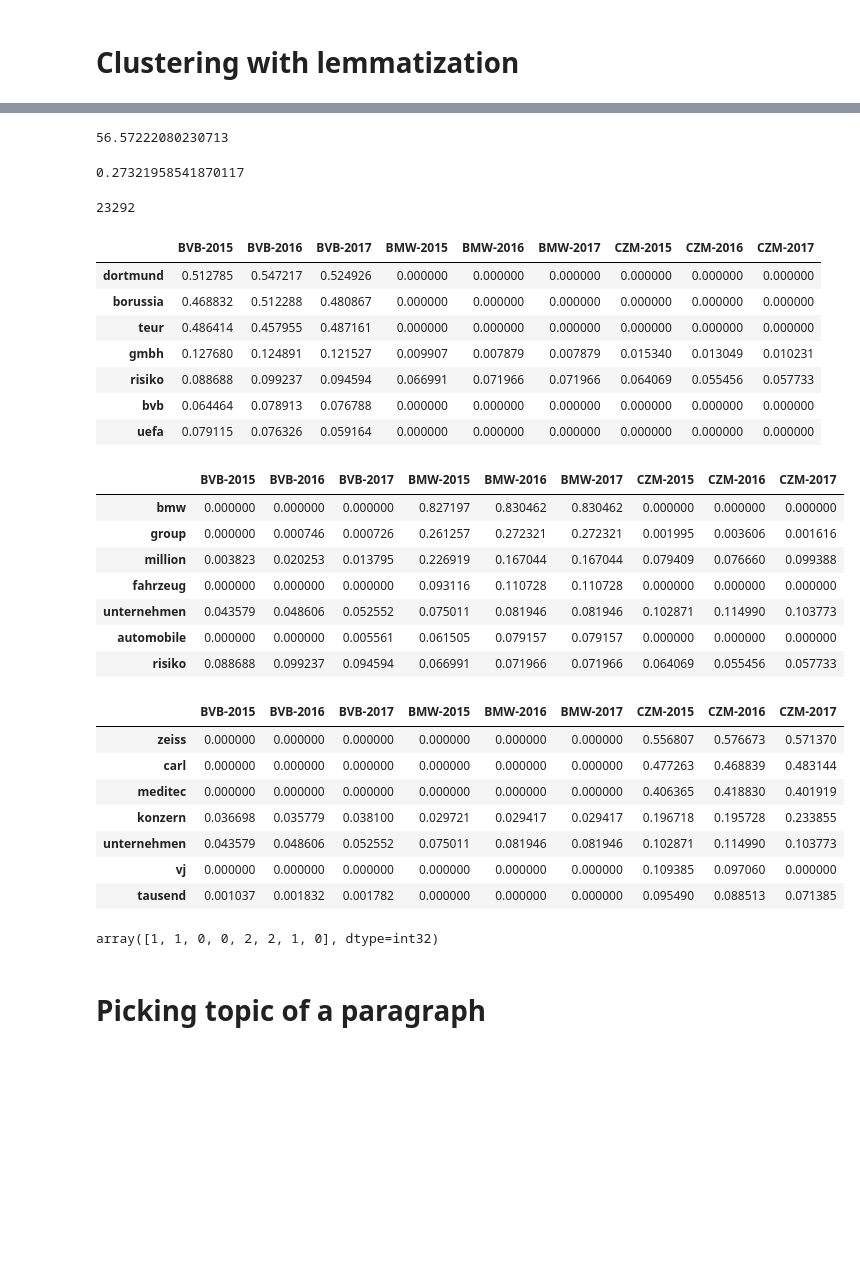
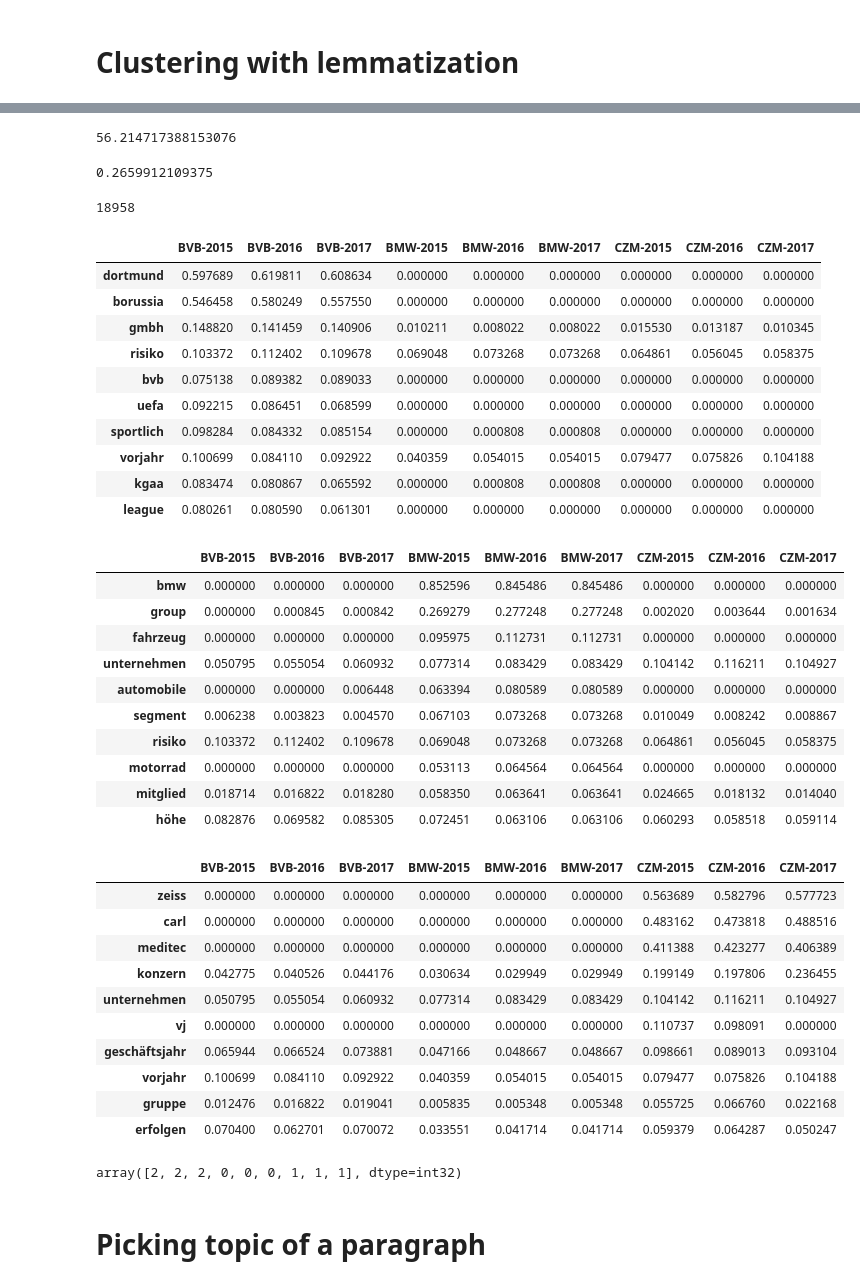
Before and after one commit to michaelborisov/text-analysis-lab, a Jupyter notebook: ML lab.ipynb, the cells around one changed output, grey strips where cells are left out. Drawn from its saved outputs; the diff is of its cells as text; code cells hidden in the pictures; blank space fills up the shorter version.

```diff
--- a/ML lab.ipynb
+++ b/ML lab.ipynb
@@ -97,17 +97,20 @@ def perform_lemmatization(document):
     filtered_words_withoutpunc = [word for word in filtered_words_withoutdigits if word.pos_ != 'PUNCT']
     filtered_lemmas = [word.lemma_ for word in filtered_words_withoutpunc]
     lemmatized_content = " ".join(item for item in filtered_lemmas)
-    return lemmatized_content
+    return lemmatized_content.lower()
 # %%
 start_time = time.time()
 common_vocabularly_lem = set()
 for document in documents:
     content_of_document = readContentOfFile(FILE_PATH + document)
-    nlp = spacy.load("de")
     sentence = nlp(content_of_document)
     filtered_words = [word for word in sentence if word.lower_ not in STOP_WORDS]
     filtered_words_withoutdigits = [word for word in filtered_words if not word.is_digit]
-    filtered_words_withoutpunc = [word for word in filtered_words_withoutdigits if word.pos_ != 'PUNCT']
+    filtered_words_withoutcurrency = [word for word in filtered_words_withoutdigits if not word.is_currency]
+    filtered_words_withoutverbs = [word for word in filtered_words_withoutcurrency if word.pos_ != 'VERB']
+    filtered_words_withoutnum = [word for word in filtered_words_withoutverbs if word.pos_ != 'NUM']
+    filtered_words_withoutsym = [word for word in filtered_words_withoutnum if word.pos_ != 'SYM']
+    filtered_words_withoutpunc = [word for word in filtered_words_withoutsym if word.pos_ != 'PUNCT']
     filtered_lemmas = [word.lemma_ for word in filtered_words_withoutpunc]
     vocabularly = set()
     for word in filtered_lemmas:
@@ -127,5 +130,9 @@ for document in documents:
 #     print (df.head(5).index.values.tolist())
 #     common_vocabularly_lem.update(df.head(1000).index.values.tolist())
     common_vocabularly_lem.update(new_vocab)
+common_vocabularly_lem.remove('million')
+common_vocabularly_lem.remove('tausend')
+common_vocabularly_lem.remove('eur')
+common_vocabularly_lem.remove('teur')
 print (time.time() - start_time)
 # %% [output]
@@ -163,14 +174,14 @@ lemm_docs_prep = [
      perform_lemmatization(FILE_PATH + 'CarlZeissMeditec-AnnualReport-2017.json')]
 print (time.time() - start_time)
 # %% [output]
-56.57222080230713
+56.214717388153076
 # %%
 vectorizer = TfidfVectorizer(vocabulary=common_vocabularly_lem)
 start_time = time.time()
 tfidf_matrix = vectorizer.fit_transform(lemm_docs_prep)
 print (time.time() - start_time)
 # %% [output]
-0.27321958541870117
+0.2659912109375
 # %%
 feature_names = vectorizer.get_feature_names()
 corpus_index = [n for n in [
@@ -181,49 +192,58 @@ df = pd.DataFrame(tfidf_matrix.T.todense(), index=feature_names, columns=corpus_
 # %%
 print(len(feature_names))
 # %% [output]
-23292
+18958
 # %%
 df = df.sort_values(by=['BVB-2016'], ascending=False)
-df.head(7)
+df.head(10)
 # %% [output]
 |  | BVB-2015 | BVB-2016 | BVB-2017 | BMW-2015 | BMW-2016 | BMW-2017 | CZM-2015 | CZM-2016 | CZM-2017 |
-| dortmund | 0.512785 | 0.547217 | 0.524926 | 0.000000 | 0.000000 | 0.000000 | 0.000000 | 0.000000 | 0.000000 |
-| borussia | 0.468832 | 0.512288 | 0.480867 | 0.000000 | 0.000000 | 0.000000 | 0.000000 | 0.000000 | 0.000000 |
-| teur | 0.486414 | 0.457955 | 0.487161 | 0.000000 | 0.000000 | 0.000000 | 0.000000 | 0.000000 | 0.000000 |
-| gmbh | 0.127680 | 0.124891 | 0.121527 | 0.009907 | 0.007879 | 0.007879 | 0.015340 | 0.013049 | 0.010231 |
-| risiko | 0.088688 | 0.099237 | 0.094594 | 0.066991 | 0.071966 | 0.071966 | 0.064069 | 0.055456 | 0.057733 |
-| bvb | 0.064464 | 0.078913 | 0.076788 | 0.000000 | 0.000000 | 0.000000 | 0.000000 | 0.000000 | 0.000000 |
-| uefa | 0.079115 | 0.076326 | 0.059164 | 0.000000 | 0.000000 | 0.000000 | 0.000000 | 0.000000 | 0.000000 |
+| dortmund | 0.597689 | 0.619811 | 0.608634 | 0.000000 | 0.000000 | 0.000000 | 0.000000 | 0.000000 | 0.000000 |
+| borussia | 0.546458 | 0.580249 | 0.557550 | 0.000000 | 0.000000 | 0.000000 | 0.000000 | 0.000000 | 0.000000 |
+| gmbh | 0.148820 | 0.141459 | 0.140906 | 0.010211 | 0.008022 | 0.008022 | 0.015530 | 0.013187 | 0.010345 |
+| risiko | 0.103372 | 0.112402 | 0.109678 | 0.069048 | 0.073268 | 0.073268 | 0.064861 | 0.056045 | 0.058375 |
+| bvb | 0.075138 | 0.089382 | 0.089033 | 0.000000 | 0.000000 | 0.000000 | 0.000000 | 0.000000 | 0.000000 |
+| uefa | 0.092215 | 0.086451 | 0.068599 | 0.000000 | 0.000000 | 0.000000 | 0.000000 | 0.000000 | 0.000000 |
+| sportlich | 0.098284 | 0.084332 | 0.085154 | 0.000000 | 0.000808 | 0.000808 | 0.000000 | 0.000000 | 0.000000 |
+| vorjahr | 0.100699 | 0.084110 | 0.092922 | 0.040359 | 0.054015 | 0.054015 | 0.079477 | 0.075826 | 0.104188 |
+| kgaa | 0.083474 | 0.080867 | 0.065592 | 0.000000 | 0.000808 | 0.000808 | 0.000000 | 0.000000 | 0.000000 |
+| league | 0.080261 | 0.080590 | 0.061301 | 0.000000 | 0.000000 | 0.000000 | 0.000000 | 0.000000 | 0.000000 |
 # %%
 df = df.sort_values(by=['BMW-2016'], ascending=False)
-df.head(7)
+df.head(10)
 # %% [output]
 |  | BVB-2015 | BVB-2016 | BVB-2017 | BMW-2015 | BMW-2016 | BMW-2017 | CZM-2015 | CZM-2016 | CZM-2017 |
-| bmw | 0.000000 | 0.000000 | 0.000000 | 0.827197 | 0.830462 | 0.830462 | 0.000000 | 0.000000 | 0.000000 |
-| group | 0.000000 | 0.000746 | 0.000726 | 0.261257 | 0.272321 | 0.272321 | 0.001995 | 0.003606 | 0.001616 |
-| million | 0.003823 | 0.020253 | 0.013795 | 0.226919 | 0.167044 | 0.167044 | 0.079409 | 0.076660 | 0.099388 |
-| fahrzeug | 0.000000 | 0.000000 | 0.000000 | 0.093116 | 0.110728 | 0.110728 | 0.000000 | 0.000000 | 0.000000 |
-| unternehmen | 0.043579 | 0.048606 | 0.052552 | 0.075011 | 0.081946 | 0.081946 | 0.102871 | 0.114990 | 0.103773 |
-| automobile | 0.000000 | 0.000000 | 0.005561 | 0.061505 | 0.079157 | 0.079157 | 0.000000 | 0.000000 | 0.000000 |
-| risiko | 0.088688 | 0.099237 | 0.094594 | 0.066991 | 0.071966 | 0.071966 | 0.064069 | 0.055456 | 0.057733 |
+| bmw | 0.000000 | 0.000000 | 0.000000 | 0.852596 | 0.845486 | 0.845486 | 0.000000 | 0.000000 | 0.000000 |
+| group | 0.000000 | 0.000845 | 0.000842 | 0.269279 | 0.277248 | 0.277248 | 0.002020 | 0.003644 | 0.001634 |
+| fahrzeug | 0.000000 | 0.000000 | 0.000000 | 0.095975 | 0.112731 | 0.112731 | 0.000000 | 0.000000 | 0.000000 |
+| unternehmen | 0.050795 | 0.055054 | 0.060932 | 0.077314 | 0.083429 | 0.083429 | 0.104142 | 0.116211 | 0.104927 |
+| automobile | 0.000000 | 0.000000 | 0.006448 | 0.063394 | 0.080589 | 0.080589 | 0.000000 | 0.000000 | 0.000000 |
+| segment | 0.006238 | 0.003823 | 0.004570 | 0.067103 | 0.073268 | 0.073268 | 0.010049 | 0.008242 | 0.008867 |
+| risiko | 0.103372 | 0.112402 | 0.109678 | 0.069048 | 0.073268 | 0.073268 | 0.064861 | 0.056045 | 0.058375 |
+| motorrad | 0.000000 | 0.000000 | 0.000000 | 0.053113 | 0.064564 | 0.064564 | 0.000000 | 0.000000 | 0.000000 |
+| mitglied | 0.018714 | 0.016822 | 0.018280 | 0.058350 | 0.063641 | 0.063641 | 0.024665 | 0.018132 | 0.014040 |
+| höhe | 0.082876 | 0.069582 | 0.085305 | 0.072451 | 0.063106 | 0.063106 | 0.060293 | 0.058518 | 0.059114 |
 # %%
 df = df.sort_values(by=['CZM-2016'], ascending=False)
-df.head(7)
+df.head(10)
 # %% [output]
 |  | BVB-2015 | BVB-2016 | BVB-2017 | BMW-2015 | BMW-2016 | BMW-2017 | CZM-2015 | CZM-2016 | CZM-2017 |
-| zeiss | 0.000000 | 0.000000 | 0.000000 | 0.000000 | 0.000000 | 0.000000 | 0.556807 | 0.576673 | 0.571370 |
-| carl | 0.000000 | 0.000000 | 0.000000 | 0.000000 | 0.000000 | 0.000000 | 0.477263 | 0.468839 | 0.483144 |
-| meditec | 0.000000 | 0.000000 | 0.000000 | 0.000000 | 0.000000 | 0.000000 | 0.406365 | 0.418830 | 0.401919 |
-| konzern | 0.036698 | 0.035779 | 0.038100 | 0.029721 | 0.029417 | 0.029417 | 0.196718 | 0.195728 | 0.233855 |
-| unternehmen | 0.043579 | 0.048606 | 0.052552 | 0.075011 | 0.081946 | 0.081946 | 0.102871 | 0.114990 | 0.103773 |
-| vj | 0.000000 | 0.000000 | 0.000000 | 0.000000 | 0.000000 | 0.000000 | 0.109385 | 0.097060 | 0.000000 |
-| tausend | 0.001037 | 0.001832 | 0.001782 | 0.000000 | 0.000000 | 0.000000 | 0.095490 | 0.088513 | 0.071385 |
+| zeiss | 0.000000 | 0.000000 | 0.000000 | 0.000000 | 0.000000 | 0.000000 | 0.563689 | 0.582796 | 0.577723 |
+| carl | 0.000000 | 0.000000 | 0.000000 | 0.000000 | 0.000000 | 0.000000 | 0.483162 | 0.473818 | 0.488516 |
+| meditec | 0.000000 | 0.000000 | 0.000000 | 0.000000 | 0.000000 | 0.000000 | 0.411388 | 0.423277 | 0.406389 |
+| konzern | 0.042775 | 0.040526 | 0.044176 | 0.030634 | 0.029949 | 0.029949 | 0.199149 | 0.197806 | 0.236455 |
+| unternehmen | 0.050795 | 0.055054 | 0.060932 | 0.077314 | 0.083429 | 0.083429 | 0.104142 | 0.116211 | 0.104927 |
+| vj | 0.000000 | 0.000000 | 0.000000 | 0.000000 | 0.000000 | 0.000000 | 0.110737 | 0.098091 | 0.000000 |
+| geschäftsjahr | 0.065944 | 0.066524 | 0.073881 | 0.047166 | 0.048667 | 0.048667 | 0.098661 | 0.089013 | 0.093104 |
+| vorjahr | 0.100699 | 0.084110 | 0.092922 | 0.040359 | 0.054015 | 0.054015 | 0.079477 | 0.075826 | 0.104188 |
+| gruppe | 0.012476 | 0.016822 | 0.019041 | 0.005835 | 0.005348 | 0.005348 | 0.055725 | 0.066760 | 0.022168 |
+| erfolgen | 0.070400 | 0.062701 | 0.070072 | 0.033551 | 0.041714 | 0.041714 | 0.059379 | 0.064287 | 0.050247 |
 # %%
 km = KMeans(n_clusters=3, init='k-means++')
 km.fit(tfidf_matrix)
 km.labels_
 # %% [output]
-array([1, 1, 0, 0, 2, 2, 1, 0], dtype=int32)
+array([2, 2, 2, 0, 0, 0, 1, 1, 1], dtype=int32)
 # %% [markdown]
 # Picking topic of a paragraph
 # %%
```
Also changed, not shown: parts of 7 cells of this notebook.
